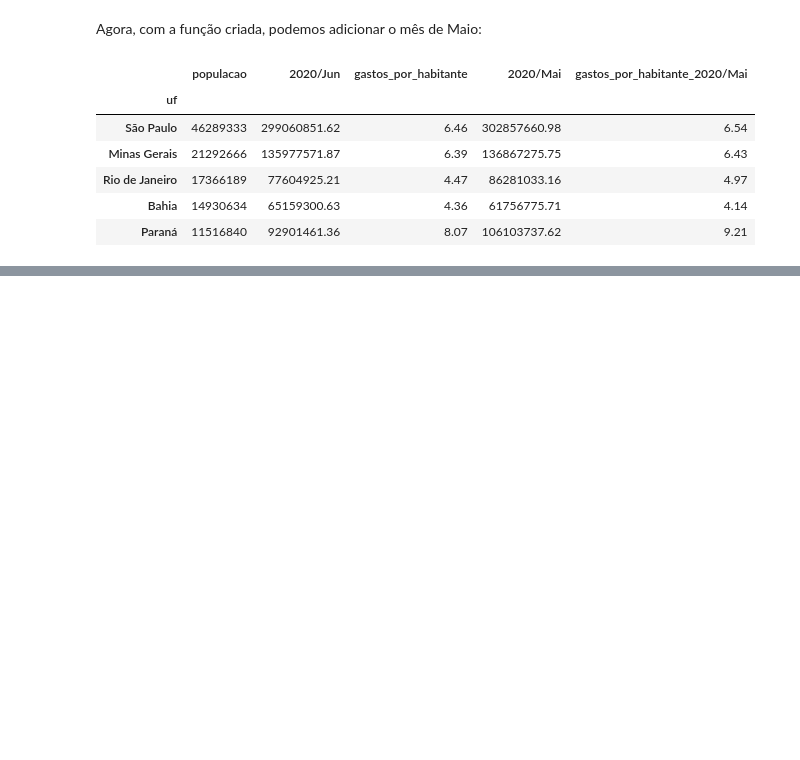
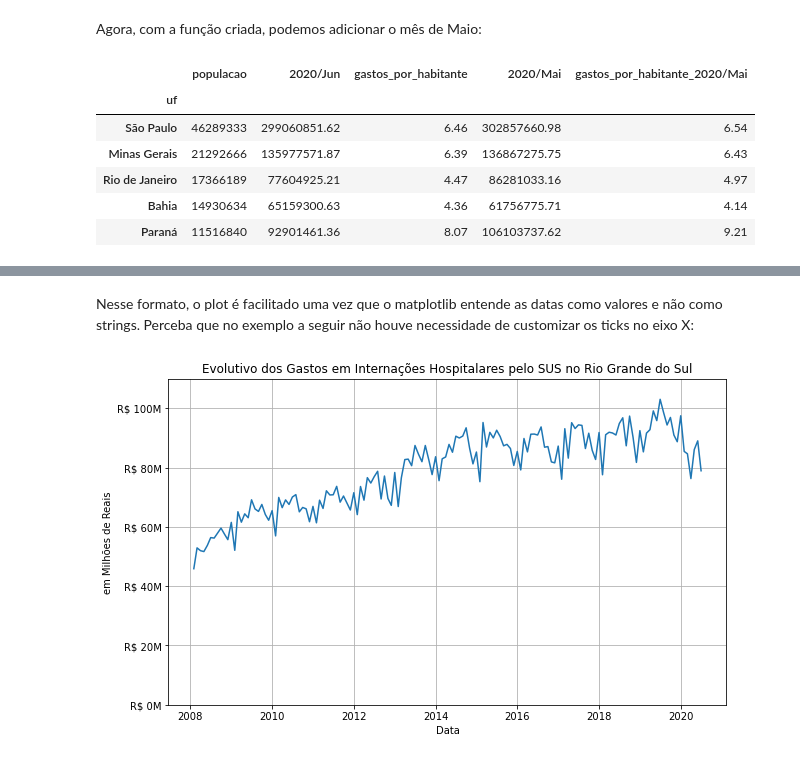
Before and after one commit to nicolasbuen/Alura-s-Data-Science-Bootcamp, a Jupyter notebook: modulo_2/aula _mod2.ipynb, the cells around one changed output, grey strips where cells are left out. Saved outputs shown, nothing was run; the diff lists cells and outputs as text; code cells hidden in the pictures; blank space fills up the shorter version.

```diff
--- a/modulo_2/aula _mod2.ipynb
+++ b/modulo_2/aula _mod2.ipynb
@@ -642,0 +749,26 @@ sns.scatterplot(data = gastos_e_pop_recente/1000000, x = 'populacao', y='2020/Ma
+# %% [markdown]
+Nesse formato, o plot é facilitado uma vez que o matplotlib entende as datas como valores e não como strings. Perceba que no exemplo a seguir não houve necessidade de customizar os ticks no eixo X:
+# %%
+# Plot
+fig, ax = plt.subplots(figsize = (10,6))
+ax = sns.lineplot(data=mensal, x = mensal.index, y="Rio Grande do Sul")
+
+# Customização X
+# plt.xticks(rotation = 45)
+# ax.xaxis.set_major_locator(ticker.IndexLocator(base=12, offset = 0))
+
+ax.set_xlabel("Data")
+
+# Customização Y
+ax.set_ylabel("em Milhões de Reais")
+
+ax.set_ylim(0,110000000)
+formattery = ticker.FuncFormatter(millions)
+ax.yaxis.set_major_formatter(formattery)
+
+
+plt.title("Evolutivo dos Gastos em Internações Hospitalares pelo SUS no Rio Grande do Sul")
+plt.grid()
+plt.show()
+# %% [output]
+[figure, added]
```
Also changed, not shown: parts of 69 cells of this notebook, 1 other file.
